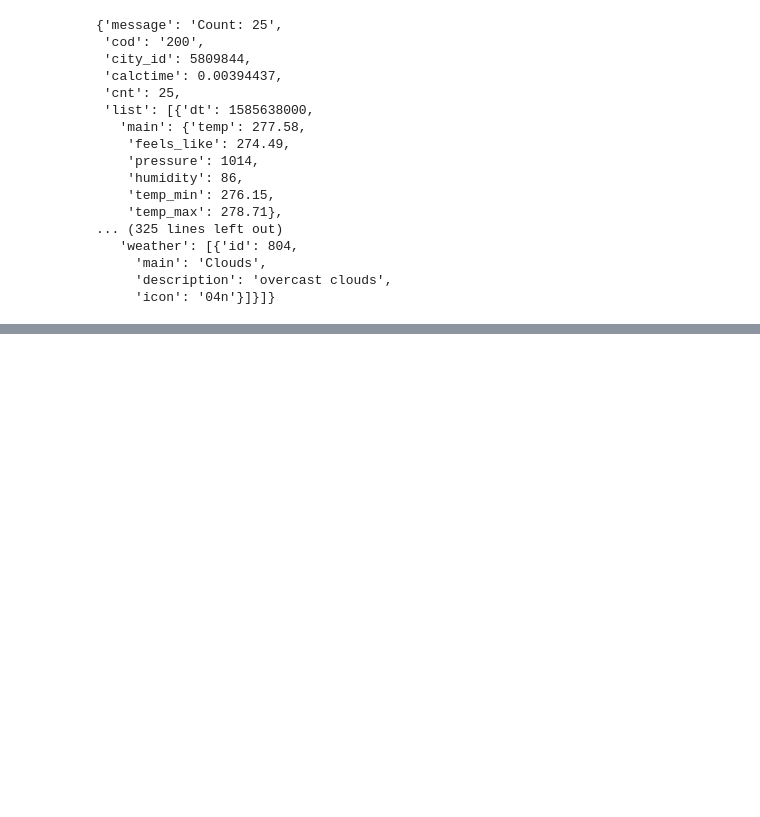
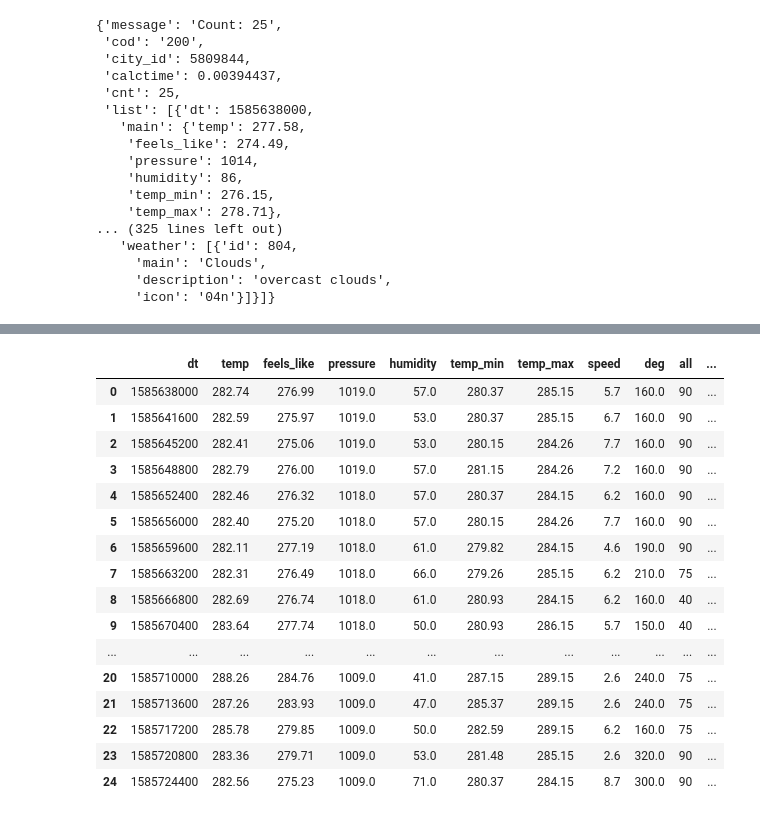
Before and after one commit to emi90/wind-farms, a Jupyter notebook: examples/Wind-Farm-Example.ipynb, the cells around one changed output, grey strips where cells are left out. Saved outputs shown, nothing was run; the diff lists cells and outputs as text; code cells hidden in the pictures; blank space fills up the shorter version.

```diff
--- a/examples/Wind-Farm-Example.ipynb
+++ b/examples/Wind-Farm-Example.ipynb
@@ -137,0 +137,26 @@ df.weather[24]
+# %%
+wy_wind = {"lat": 41.322294,
+           "lon": -110.7984109,
+           "type": "hour",
+           "start": int(round(datetime(2020,3,31).timestamp(),0)),
+           "end": int(round(datetime(2020,4,1).timestamp(),0))}
+# %%
+get_wind_history(wy_wind)
+# %% [output]
+|  | dt | temp | feels_like | pressure | humidity | temp_min | temp_max | speed | deg | all | ... |
+| 0 | 1585638000 | 282.74 | 276.99 | 1019.0 | 57.0 | 280.37 | 285.15 | 5.7 | 160.0 | 90 | ... |
+| 1 | 1585641600 | 282.59 | 275.97 | 1019.0 | 53.0 | 280.37 | 285.15 | 6.7 | 160.0 | 90 | ... |
+| 2 | 1585645200 | 282.41 | 275.06 | 1019.0 | 53.0 | 280.15 | 284.26 | 7.7 | 160.0 | 90 | ... |
+| 3 | 1585648800 | 282.79 | 276.00 | 1019.0 | 57.0 | 281.15 | 284.26 | 7.2 | 160.0 | 90 | ... |
+| 4 | 1585652400 | 282.46 | 276.32 | 1018.0 | 57.0 | 280.37 | 284.15 | 6.2 | 160.0 | 90 | ... |
+| 5 | 1585656000 | 282.40 | 275.20 | 1018.0 | 57.0 | 280.15 | 284.26 | 7.7 | 160.0 | 90 | ... |
+| 6 | 1585659600 | 282.11 | 277.19 | 1018.0 | 61.0 | 279.82 | 284.15 | 4.6 | 190.0 | 90 | ... |
+| 7 | 1585663200 | 282.31 | 276.49 | 1018.0 | 66.0 | 279.26 | 285.15 | 6.2 | 210.0 | 75 | ... |
+| 8 | 1585666800 | 282.69 | 276.74 | 1018.0 | 61.0 | 280.93 | 284.15 | 6.2 | 160.0 | 40 | ... |
+| 9 | 1585670400 | 283.64 | 277.74 | 1018.0 | 50.0 | 280.93 | 286.15 | 5.7 | 150.0 | 40 | ... |
+| ... | ... | ... | ... | ... | ... | ... | ... | ... | ... | ... | ... |
+| 20 | 1585710000 | 288.26 | 284.76 | 1009.0 | 41.0 | 287.15 | 289.15 | 2.6 | 240.0 | 75 | ... |
+| 21 | 1585713600 | 287.26 | 283.93 | 1009.0 | 47.0 | 285.37 | 289.15 | 2.6 | 240.0 | 75 | ... |
+| 22 | 1585717200 | 285.78 | 279.85 | 1009.0 | 50.0 | 282.59 | 289.15 | 6.2 | 160.0 | 75 | ... |
+| 23 | 1585720800 | 283.36 | 279.71 | 1009.0 | 53.0 | 281.48 | 285.15 | 2.6 | 320.0 | 90 | ... |
+| 24 | 1585724400 | 282.56 | 275.23 | 1009.0 | 71.0 | 280.37 | 284.15 | 8.7 | 300.0 | 90 | ... |
```
Also changed, not shown: parts of 3 cells of this notebook, 3 other files.
